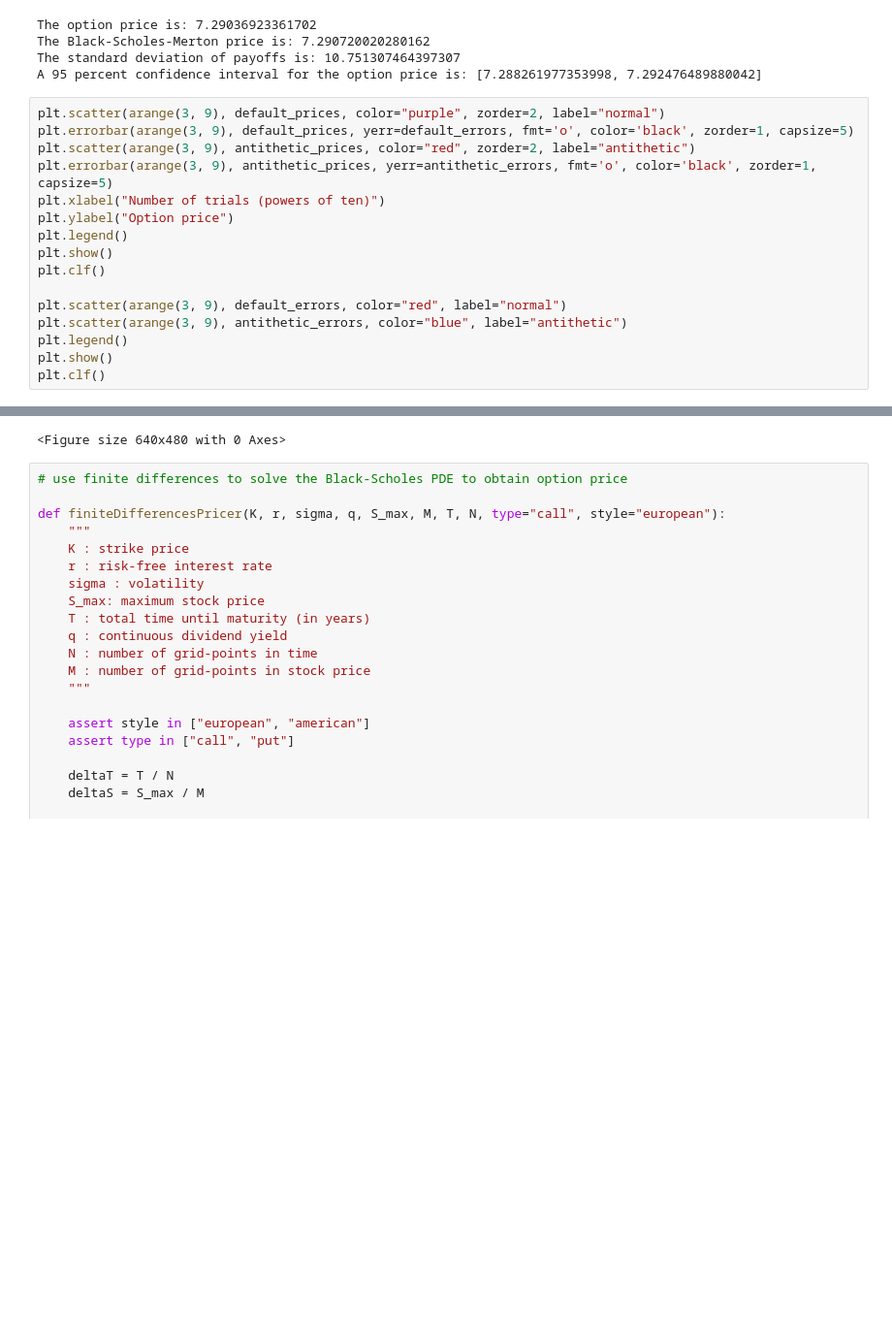
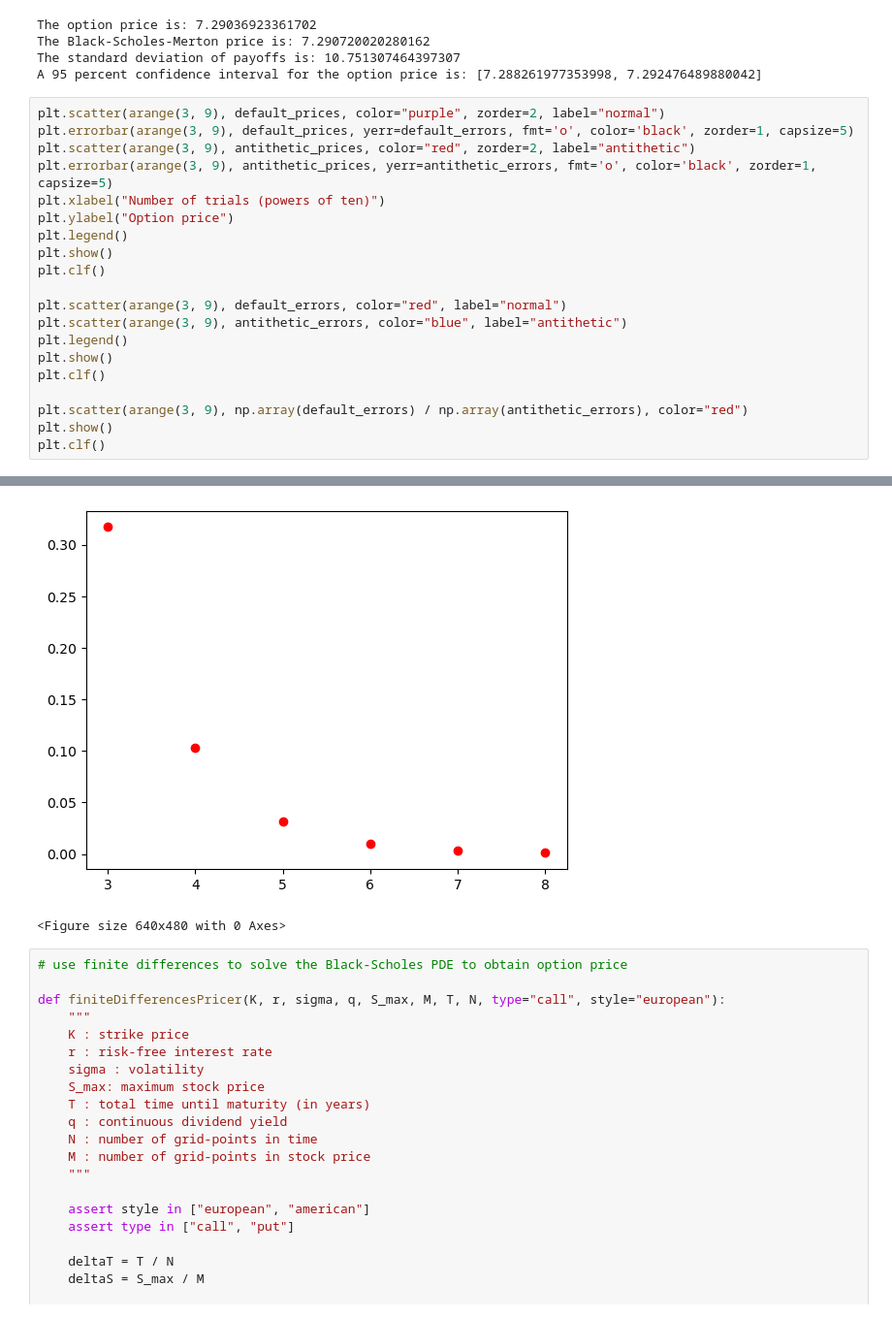
Before and after one commit to SyuW/OptionsPricing, a Jupyter notebook: python/pricing.ipynb, the cells around one changed output, grey strips where cells are left out. Shown: that part at 97% size. Cells and saved outputs as stored; diff of their text form; blank space fills up the shorter version.

```diff
--- a/pricing.ipynb
+++ b/python/pricing.ipynb
@@ -197,22 +197,27 @@ A 95 percent confidence interval for the option price is: [7.288261977353998, 7.
 # %%
 plt.scatter(arange(3, 9), default_prices, color="purple", zorder=2, label="normal")
 plt.errorbar(arange(3, 9), default_prices, yerr=default_errors, fmt='o', color='black', zorder=1, capsize=5)
 plt.scatter(arange(3, 9), antithetic_prices, color="red", zorder=2, label="antithetic")
 plt.errorbar(arange(3, 9), antithetic_prices, yerr=antithetic_errors, fmt='o', color='black', zorder=1, capsize=5)
 plt.xlabel("Number of trials (powers of ten)")
 plt.ylabel("Option price")
 plt.legend()
 plt.show()
 plt.clf()
 
 plt.scatter(arange(3, 9), default_errors, color="red", label="normal")
 plt.scatter(arange(3, 9), antithetic_errors, color="blue", label="antithetic")
 plt.legend()
 plt.show()
 plt.clf()
+
+plt.scatter(arange(3, 9), np.array(default_errors) / np.array(antithetic_errors), color="red")
+plt.show()
+plt.clf()
 # %% [output]
 [figure]
 [figure]
+[figure, added]
 <Figure size 640x480 with 0 Axes>
 # %%
 # use finite differences to solve the Black-Scholes PDE to obtain option price
```
Also changed, not shown: 6 other files.
